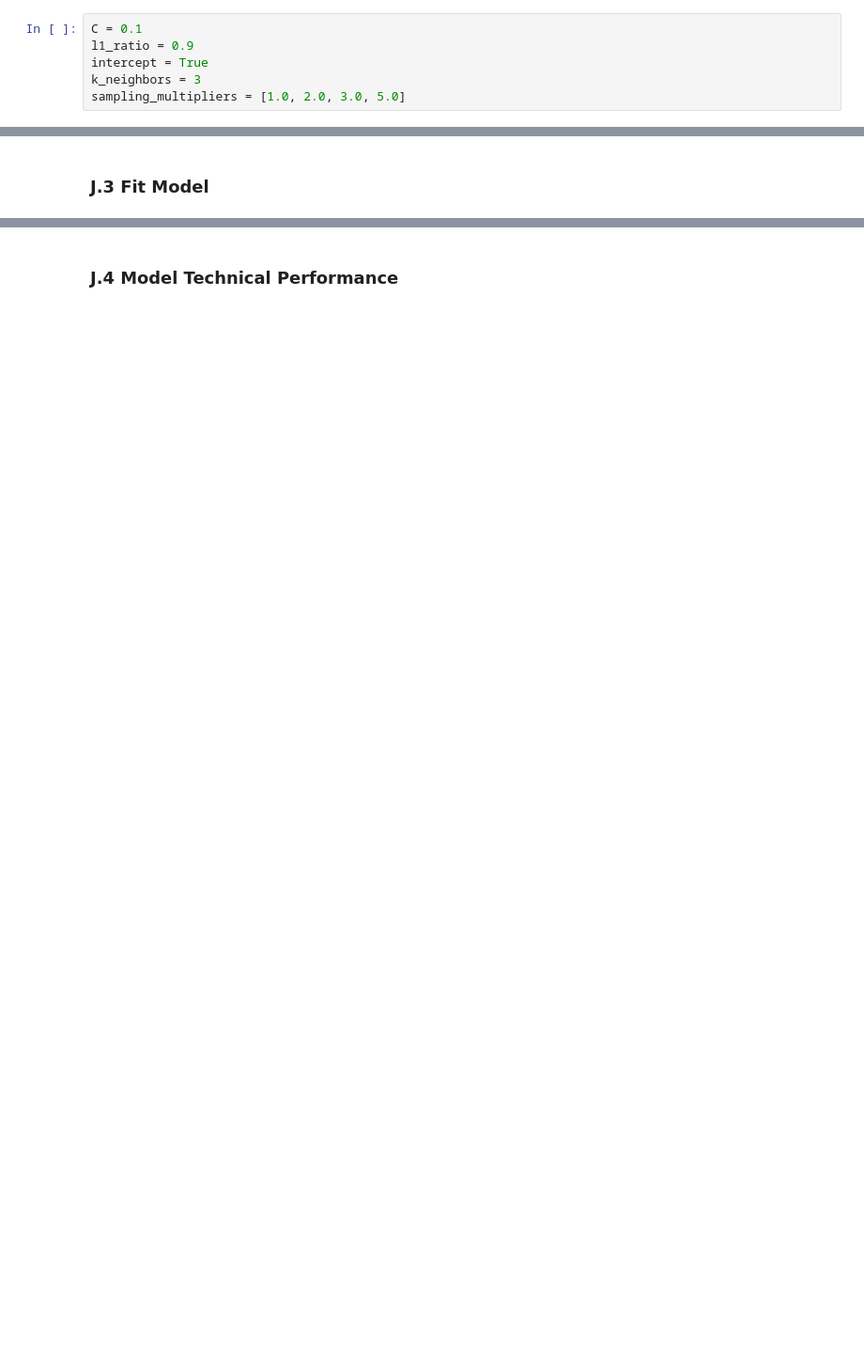
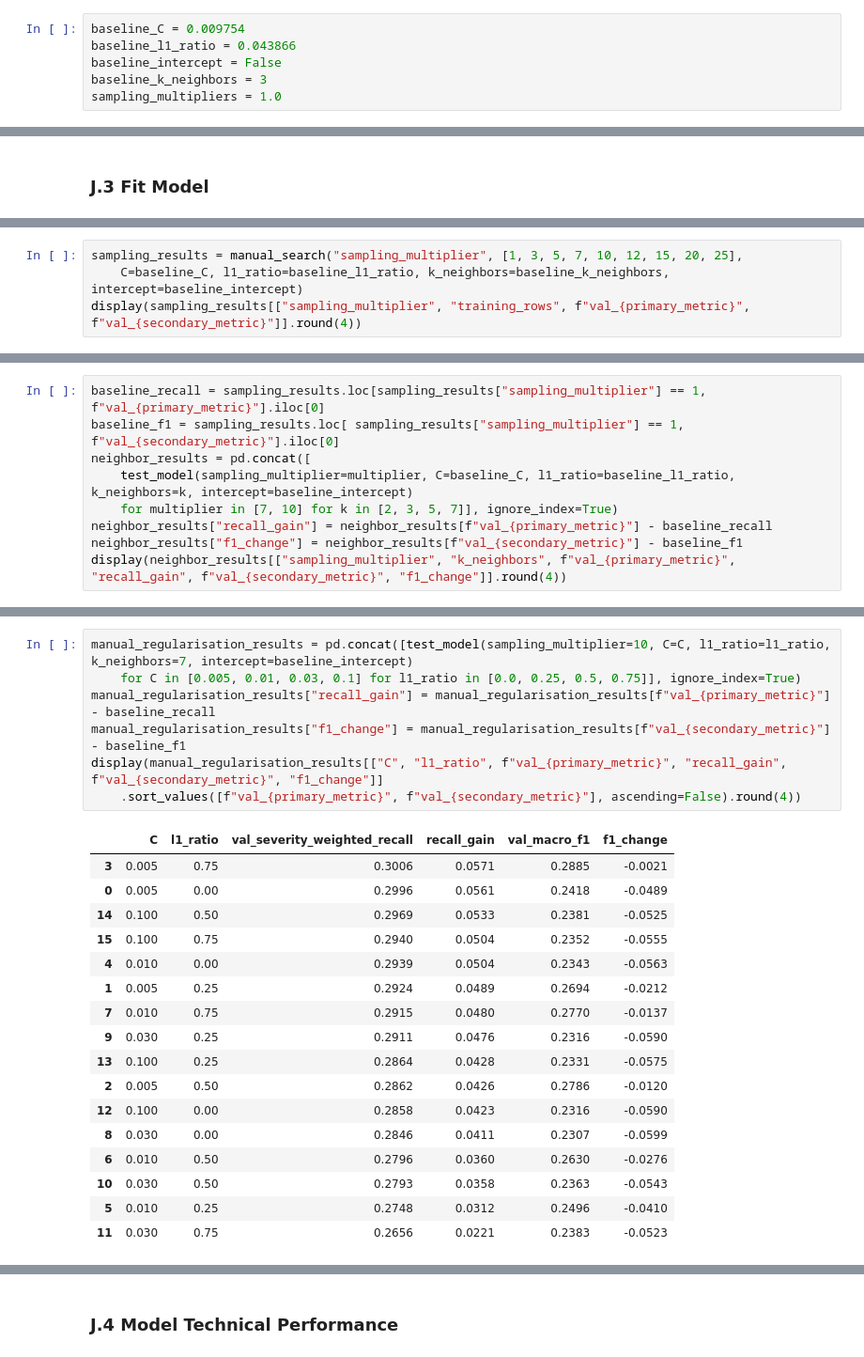
Before and after one commit to RP28/36120-26SP-AT2-26294153-experiments, a Jupyter notebook: notebooks/weather_hazard/36120_26SP_AT2_26294153_experiment_2.ipynb, the cells around one changed output, grey strips where cells are left out. Shown at 94% size. Cells and saved outputs as stored; diff of their text form; blank space fills up the shorter version.

```diff
--- a/notebooks/weather_hazard/36120_26SP_AT2_26294153_experiment_2.ipynb
+++ b/notebooks/weather_hazard/36120_26SP_AT2_26294153_experiment_2.ipynb
@@ -398,10 +405,10 @@ Experiment 2 retains Elastic-Net Logistic Regression but introduces proportion-a
 # %% [markdown]
 ### J.2 Set Hyperparameters
 # %%
-C = 0.1
-l1_ratio = 0.9
-intercept = True
-k_neighbors = 3
-sampling_multipliers = [1.0, 2.0, 3.0, 5.0]
+baseline_C = 0.009754
+baseline_l1_ratio = 0.043866
+baseline_intercept = False
+baseline_k_neighbors = 3
+sampling_multipliers = 1.0
 # %%
 hyperparameters_selection_explanations = f"""
@@ -522,0 +461,4 @@ display(metric8)
+# %%
+sampling_results = manual_search("sampling_multiplier", [1, 3, 5, 7, 10, 12, 15, 20, 25],
+    C=baseline_C, l1_ratio=baseline_l1_ratio, k_neighbors=baseline_k_neighbors, intercept=baseline_intercept)
+display(sampling_results[["sampling_multiplier", "training_rows", f"val_{primary_metric}", f"val_{secondary_metric}"]].round(4))
@@ -522,0 +476,9 @@ display(metric8)
+# %%
+baseline_recall = sampling_results.loc[sampling_results["sampling_multiplier"] == 1, f"val_{primary_metric}"].iloc[0]
+baseline_f1 = sampling_results.loc[ sampling_results["sampling_multiplier"] == 1, f"val_{secondary_metric}"].iloc[0]
+neighbor_results = pd.concat([
+    test_model(sampling_multiplier=multiplier, C=baseline_C, l1_ratio=baseline_l1_ratio, k_neighbors=k, intercept=baseline_intercept)
+    for multiplier in [7, 10] for k in [2, 3, 5, 7]], ignore_index=True)
+neighbor_results["recall_gain"] = neighbor_results[f"val_{primary_metric}"] - baseline_recall
+neighbor_results["f1_change"] = neighbor_results[f"val_{secondary_metric}"] - baseline_f1
+display(neighbor_results[["sampling_multiplier", "k_neighbors", f"val_{primary_metric}", "recall_gain", f"val_{secondary_metric}", "f1_change"]].round(4))
@@ -522,0 +495,25 @@ display(metric8)
+# %%
+manual_regularisation_results = pd.concat([test_model(sampling_multiplier=10, C=C, l1_ratio=l1_ratio, k_neighbors=7, intercept=baseline_intercept)
+    for C in [0.005, 0.01, 0.03, 0.1] for l1_ratio in [0.0, 0.25, 0.5, 0.75]], ignore_index=True)
+manual_regularisation_results["recall_gain"] = manual_regularisation_results[f"val_{primary_metric}"] - baseline_recall
+manual_regularisation_results["f1_change"] = manual_regularisation_results[f"val_{secondary_metric}"] - baseline_f1
+display(manual_regularisation_results[["C", "l1_ratio", f"val_{primary_metric}", "recall_gain", f"val_{secondary_metric}", "f1_change"]]
+    .sort_values([f"val_{primary_metric}", f"val_{secondary_metric}"], ascending=False).round(4))
+# %% [output]
+|  | C | l1_ratio | val_severity_weighted_recall | recall_gain | val_macro_f1 | f1_change |
+| 3 | 0.005 | 0.75 | 0.3006 | 0.0571 | 0.2885 | -0.0021 |
+| 0 | 0.005 | 0.00 | 0.2996 | 0.0561 | 0.2418 | -0.0489 |
+| 14 | 0.100 | 0.50 | 0.2969 | 0.0533 | 0.2381 | -0.0525 |
+| 15 | 0.100 | 0.75 | 0.2940 | 0.0504 | 0.2352 | -0.0555 |
+| 4 | 0.010 | 0.00 | 0.2939 | 0.0504 | 0.2343 | -0.0563 |
+| 1 | 0.005 | 0.25 | 0.2924 | 0.0489 | 0.2694 | -0.0212 |
+| 7 | 0.010 | 0.75 | 0.2915 | 0.0480 | 0.2770 | -0.0137 |
+| 9 | 0.030 | 0.25 | 0.2911 | 0.0476 | 0.2316 | -0.0590 |
+| 13 | 0.100 | 0.25 | 0.2864 | 0.0428 | 0.2331 | -0.0575 |
+| 2 | 0.005 | 0.50 | 0.2862 | 0.0426 | 0.2786 | -0.0120 |
+| 12 | 0.100 | 0.00 | 0.2858 | 0.0423 | 0.2316 | -0.0590 |
+| 8 | 0.030 | 0.00 | 0.2846 | 0.0411 | 0.2307 | -0.0599 |
+| 6 | 0.010 | 0.50 | 0.2796 | 0.0360 | 0.2630 | -0.0276 |
+| 10 | 0.030 | 0.50 | 0.2793 | 0.0358 | 0.2363 | -0.0543 |
+| 5 | 0.010 | 0.25 | 0.2748 | 0.0312 | 0.2496 | -0.0410 |
+| 11 | 0.030 | 0.75 | 0.2656 | 0.0221 | 0.2383 | -0.0523 |
```
Also changed, not shown: parts of 63 cells of this notebook, 5 other files.
